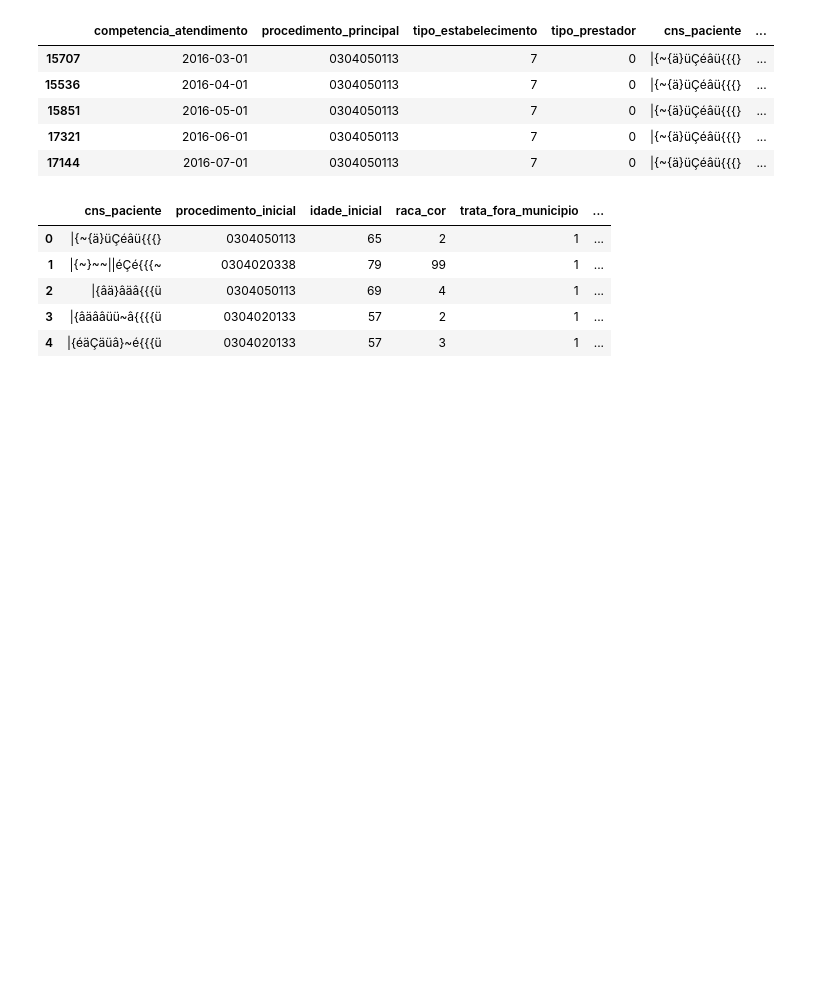
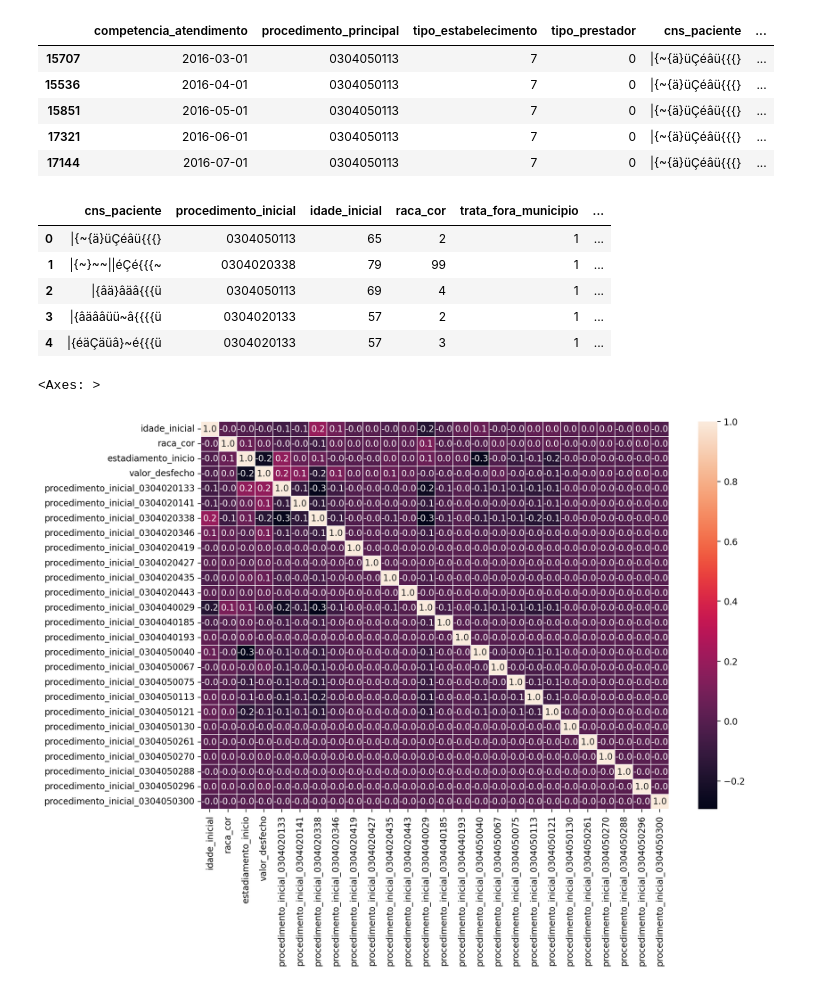
Before and after one commit to TiamatCod3/ia-saude, a Jupyter notebook: src/analise.ipynb, the cells around one changed output. Drawn from its saved outputs; the diff is of its cells as text; code cells hidden in the pictures; blank space fills up the shorter version.

```diff
--- a/src/analise.ipynb
+++ b/src/analise.ipynb
@@ -841,3 +833,17 @@ def valor_desfecho(desfecho):
 df_analise['valor_desfecho'] = np.vectorize(valor_desfecho)(df_analise['desfecho'])
 df_analise['valor_desfecho'].value_counts()
 df_analise_valor = df_analise.drop('desfecho', axis=1)
+# %%
+import seaborn as sns
+import matplotlib.pyplot as plt
+
+df_analise_valor = pd.get_dummies(df_analise_valor.drop(['cns_paciente','trata_fora_municipio'], axis=1))
+df_corr = df_analise_valor.corr()
+
+
+plt.figure(figsize=(12,8),dpi=200)
+plot = sns.heatmap(df_corr, annot = True, fmt=".1f", linewidths=.6)
+plot
+# %% [output]
+<Axes: >
+[figure, added]
```
Also changed, not shown: parts of 2 cells of this notebook.
